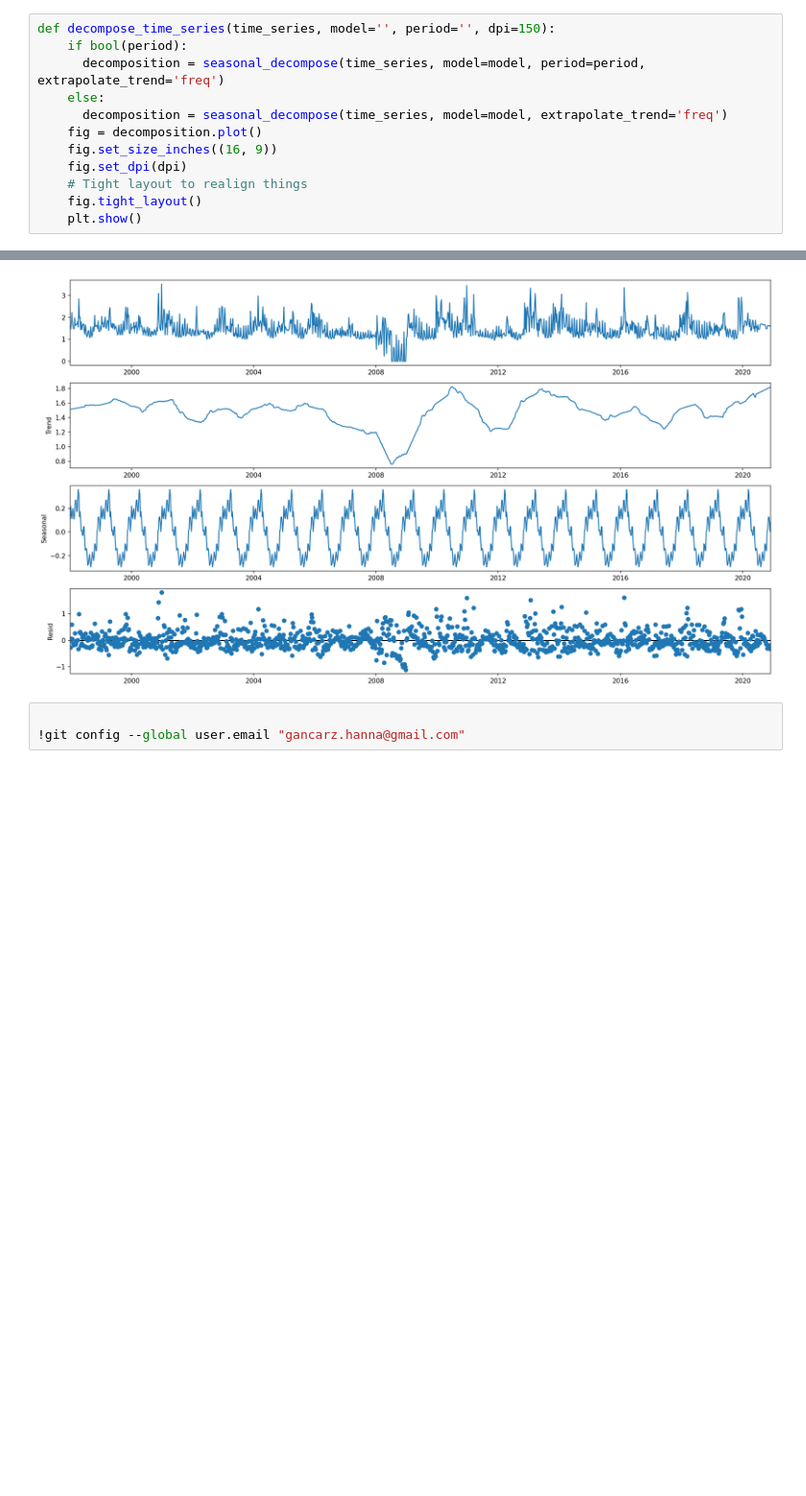
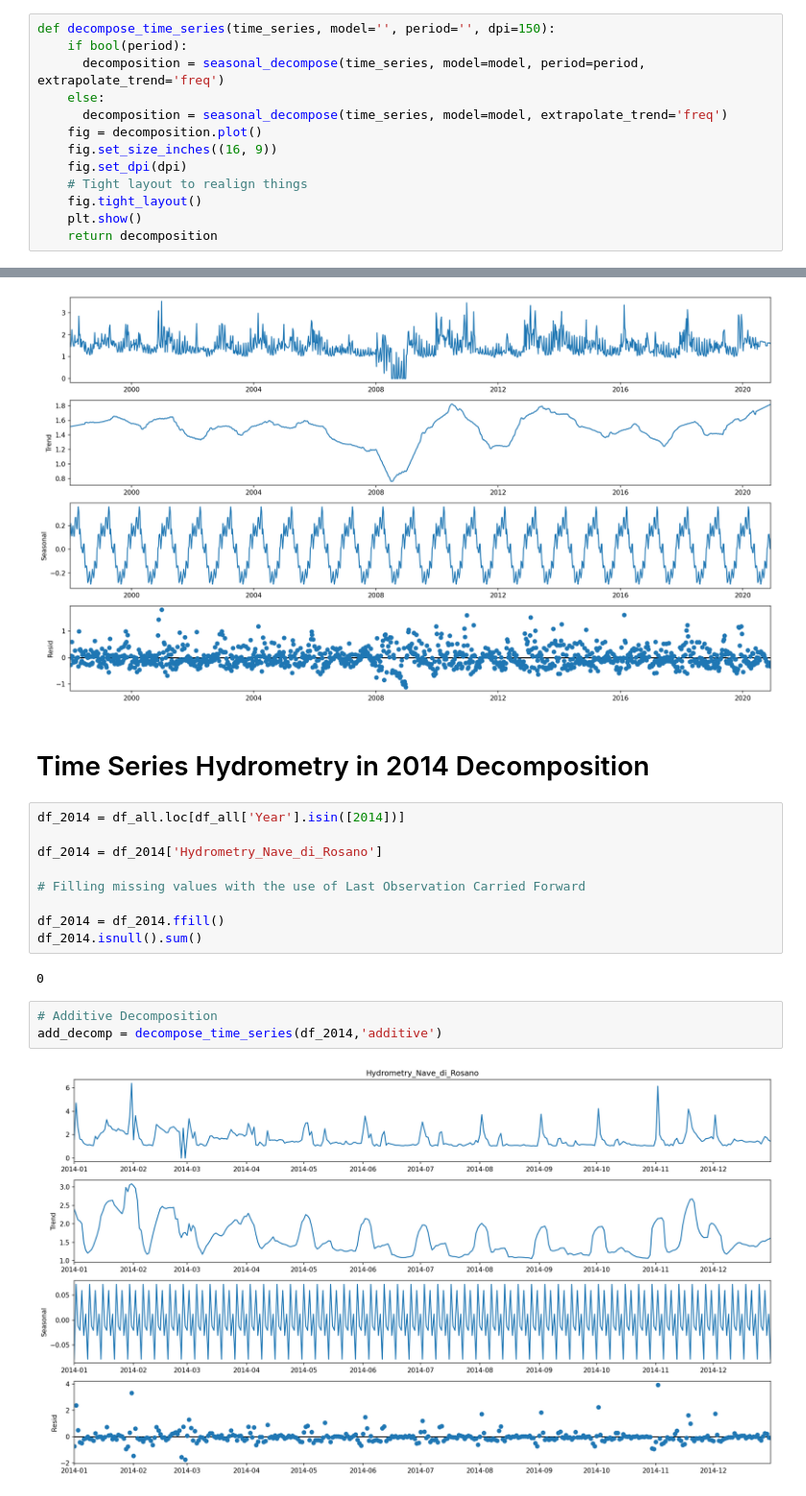
Before and after one commit to haga96/water_availability_prediction_in_Italy, a Jupyter notebook: River Arno.ipynb, the cells around one changed output, grey strips where cells are left out. Shown at 96% size. Saved outputs shown, nothing was run; the diff lists cells and outputs as text; blank space fills up the shorter version.

Commit message:
detrend hydromerty time series

```diff
--- a/River Arno.ipynb
+++ b/River Arno.ipynb
@@ -334,4 +293,5 @@ def decompose_time_series(time_series, model='', period='', dpi=150):
     # Tight layout to realign things
     fig.tight_layout()
     plt.show()
+    return decomposition
 # %% [markdown]
@@ -402,6 +362,21 @@ df_group_by_week_hydrometry
 add_decomp = decompose_time_series(df_group_by_week_hydrometry,'additive',52)
 # %% [output]
 [figure]
-# %%
-
-!git config --global user.email "gancarz.hanna@gmail.com"
+# %% [markdown]
+# Time Series Hydrometry in 2014 Decomposition
+# %%
+df_2014 = df_all.loc[df_all['Year'].isin([2014])]
+
+df_2014 = df_2014['Hydrometry_Nave_di_Rosano']
+
+# Filling missing values with the use of Last Observation Carried Forward
+
+df_2014 = df_2014.ffill()
+df_2014.isnull().sum()
+# %% [output]
+0
+# %%
+# Additive Decomposition
+add_decomp = decompose_time_series(df_2014,'additive')
+# %% [output]
+[figure, added]
```
Also changed, not shown: parts of 24 cells of this notebook.
